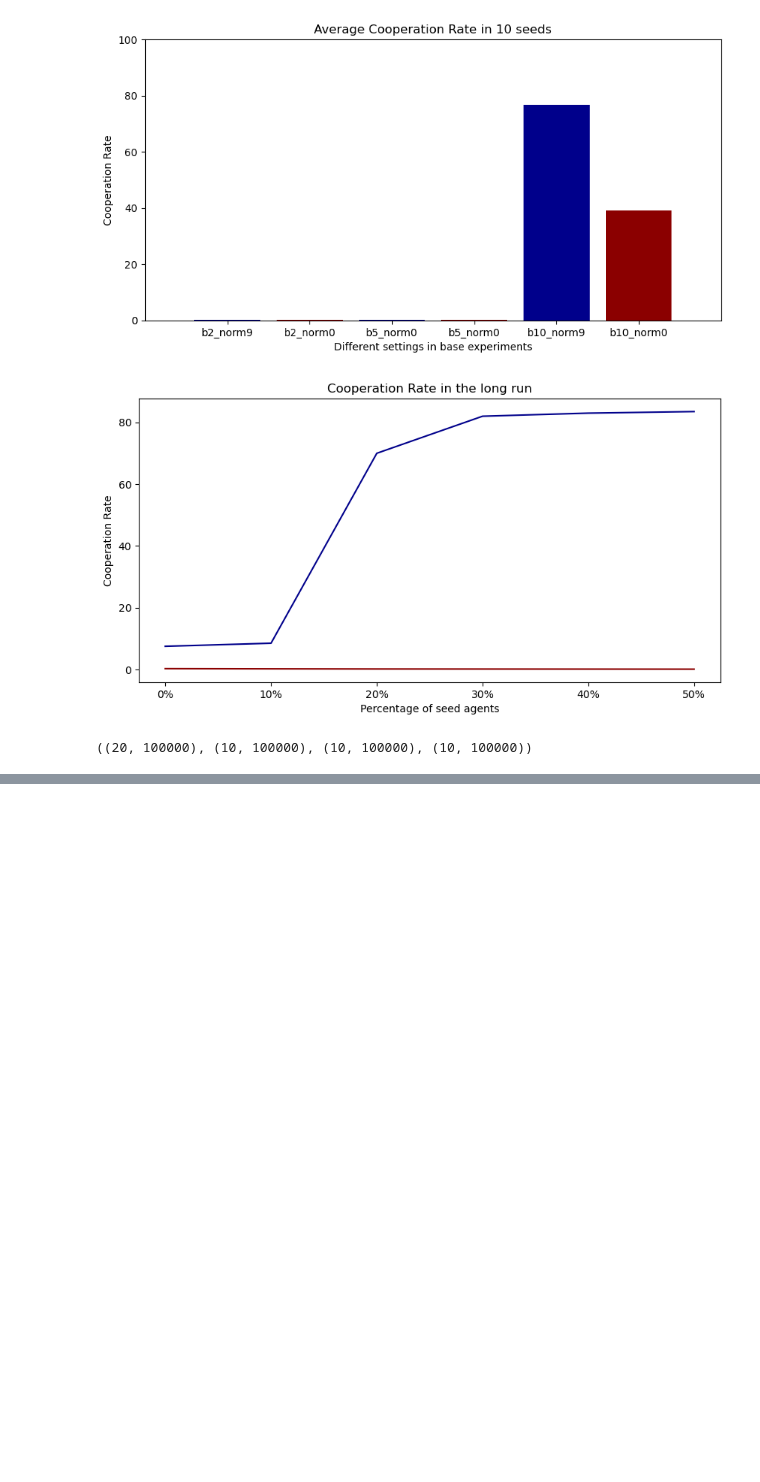
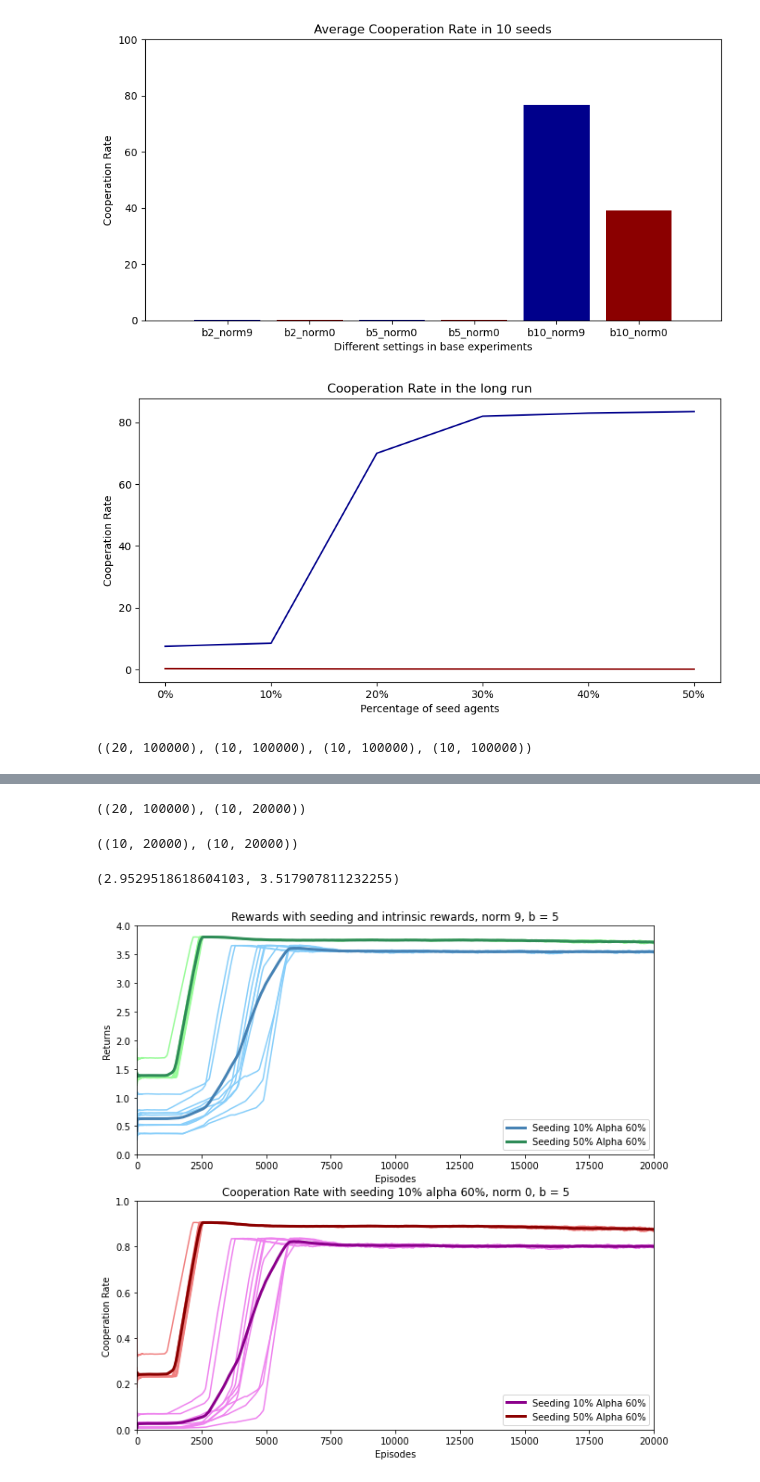
Before and after one commit to qiaodan-cuhk/ReputationDynamics, a Jupyter notebook: plot.ipynb, the cells around one changed output, grey strips where cells are left out. Drawn from its saved outputs; the diff is of its cells as text; code cells hidden in the pictures; blank space fills up the shorter version.

```diff
--- a/plot.ipynb
+++ b/plot.ipynb
@@ -304,0 +229,80 @@ plt.show()
+# %%
+height = 10
+episodes_len = 20000
+# %%
+"""mix k1/5 alpha0.6"""
+
+mix_a6k1_n9 = np.array(pd.read_csv('./results/mix/k1alpha6_sum.csv', header=None))
+mix_a6k5_n9 = np.array(pd.read_csv('./results/mix/k5alpha6_sum.csv', header=None))
+
+
+mix_a6k1_n9_reward = np.zeros((10, episodes_len))
+mix_a6k1_n9_rate = np.zeros((10, episodes_len))
+mix_a6k5_n9_reward = np.zeros((10, episodes_len))
+mix_a6k5_n9_rate = np.zeros((10, episodes_len))
+for i in range(10):
+    mix_a6k1_n9_reward[i,:] = mix_a6k1_n9[2*i,:20000]
+    mix_a6k1_n9_rate[i,:] = mix_a6k1_n9[2*i+1,:20000]
+    mix_a6k5_n9_reward[i,:] = mix_a6k5_n9[2*i,:]
+    mix_a6k5_n9_rate[i,:] = mix_a6k5_n9[2*i+1,:]
+
+mix_a6k1_n9.shape, mix_a6k1_n9_reward.shape
+# %% [output]
+((20, 100000), (10, 20000))
+# %%
+smooth_a6k1_reward = np.zeros((10, episodes_len))
+smooth_a6k1_rate = np.zeros((10, episodes_len))
+smooth_a6k5_reward = np.zeros((10, episodes_len))
+smooth_a6k5_rate = np.zeros((10, episodes_len))
+for i in range(height):
+    smooth_a6k1_reward[i,:] = smooth(mix_a6k1_n9_reward[i,:], 1000, episodes_len)
+    smooth_a6k1_rate[i,:] = smooth(mix_a6k1_n9_rate[i,:], 1000, episodes_len)
+    smooth_a6k5_reward[i,:] = smooth(mix_a6k5_n9_reward[i,:], 1000, episodes_len)
+    smooth_a6k5_rate[i,:] = smooth(mix_a6k5_n9_rate[i,:], 1000, episodes_len)
+
+smooth_a6k1_reward.shape, smooth_a6k5_reward.shape
+# %% [output]
+((10, 20000), (10, 20000))
+# %%
+mean_a6k1_reward = np.mean(smooth_a6k1_reward, axis=0)
+mean_a6k1_rate = np.mean(smooth_a6k1_rate, axis=0)
+mean_a6k5_reward = np.mean(smooth_a6k5_reward, axis=0)
+mean_a6k5_rate = np.mean(smooth_a6k5_rate, axis=0)
+# %%
+np.mean(mean_a6k1_reward), np.mean(mean_a6k5_reward)
+# %% [output]
+(2.9529518618604103, 3.517907811232255)
+# %%
+mix_list = list(range(20000))
+plt.figure(figsize=(10, 10))
+plt.subplot(211)
+for i in range(10):
+    plt.plot(mix_list, smooth_a6k1_reward[i, :], color = 'lightskyblue')
+    plt.plot(mix_list, smooth_a6k5_reward[i, :], color = 'palegreen')
+
+plt.plot(mix_list, mean_a6k1_reward, color = 'steelblue', linewidth = 3, label='Seeding 10% Alpha 60%')
+plt.plot(mix_list, mean_a6k5_reward, color = 'seagreen', linewidth = 3, label='Seeding 50% Alpha 60%')
+
+plt.xlabel('Episodes')
+plt.ylabel('Returns')
+plt.title('Rewards with seeding and intrinsic rewards, norm 9, b = 5')
+plt.axis([0, 20000, 0, 4])
+plt.legend()
+
+plt.subplot(212)
+for i in range(10):
+    plt.plot(mix_list, smooth_a6k1_rate[i, :], color = 'violet')
+    plt.plot(mix_list, smooth_a6k5_rate[i, :], color = 'lightcoral')
+
+plt.plot(mix_list, mean_a6k1_rate, color = 'darkmagenta', linewidth = 3, label='Seeding 10% Alpha 60%')
+plt.plot(mix_list, mean_a6k5_rate, color = 'darkred', linewidth = 3, label='Seeding 50% Alpha 60%')
+
+plt.xlabel('Episodes')
+plt.ylabel('Cooperation Rate')
+plt.title('Cooperation Rate with seeding 10% alpha 60%, norm 0, b = 5')
+plt.axis([0, 20000, 0, 1])
+plt.legend()
+plt.savefig('./results/mix/alpha_and_seeding.png')
+plt.show()
+# %% [output]
+[figure, added]
```
Also changed, not shown: parts of 13 cells of this notebook, 15 other files.
